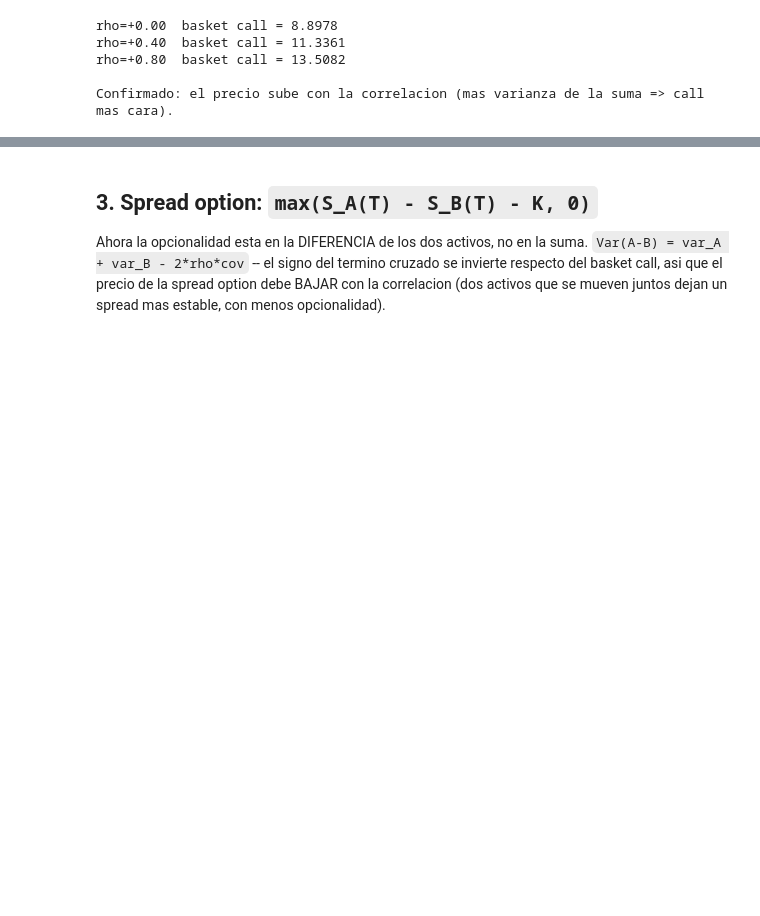
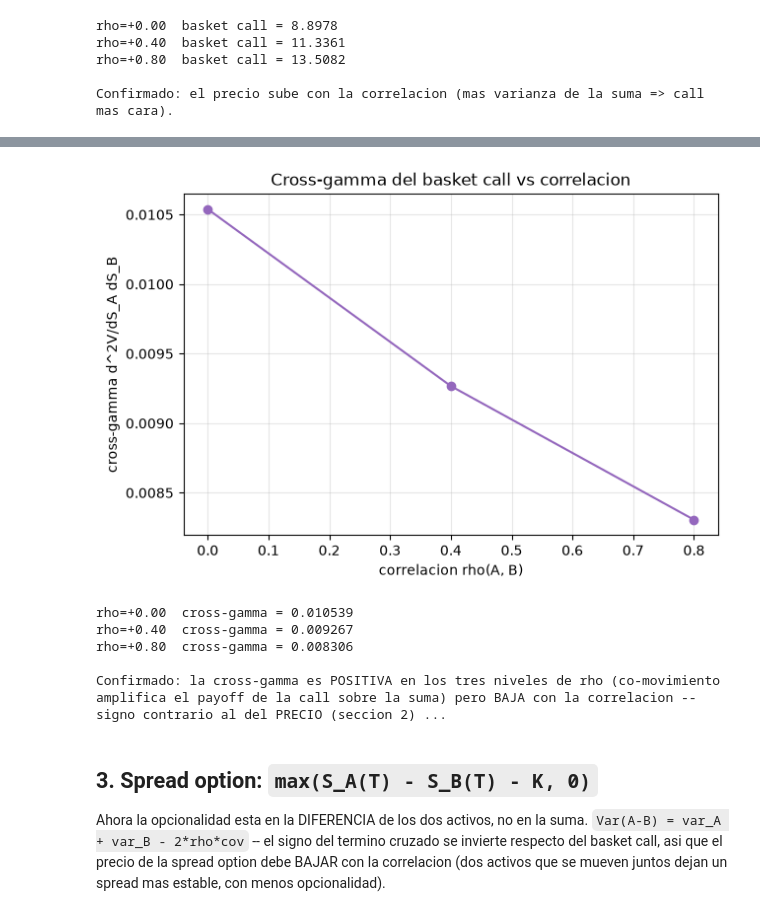
Before and after one commit to makiolo/engine_quant, a Jupyter notebook: clients/python/notebooks/08_multi_asset_options.ipynb, the cells around one changed output, grey strips where cells are left out. Cells and saved outputs as stored; diff of their text form; code cells hidden in the pictures; blank space fills up the shorter version.

```diff
--- a/clients/python/notebooks/08_multi_asset_options.ipynb
+++ b/clients/python/notebooks/08_multi_asset_options.ipynb
@@ -140,3 +244,59 @@ Confirmado: el precio sube con la correlacion (mas varianza de la suma => call m
+# %%
+# Cross-gamma real entre A y B (d^2V/dS_A dS_B) del basket call, para los mismos niveles de
+# correlacion CORRELATIONS ya usados en la seccion 2.
+#
+# Signo: para una call sobre la SUMA, d^2V/dS_A dS_B > 0 -- un movimiento CONJUNTO al alza de A y
+# B empuja la suma mas hacia el interior de la region in-the-money mas que cualquiera de los dos
+# activos por separado (misma intuicion de "co-movimiento" que ya justifico que el PRECIO suba
+# con la correlacion en la seccion 2).
+#
+# Magnitud vs correlacion: aqui la intuicion NO es "sube igual que el precio" -- correlacion mas
+# alta sube la VOLATILIDAD EFECTIVA de la suma S_A+S_B (Var(A+B) = var_A + var_B + 2*rho*cov), y
+# tanto la gamma como la cross-gamma de una opcion se comportan como la gamma de Black-Scholes
+# frente a la volatilidad: a mas volatilidad, el "kink" del payoff en el strike se reparte sobre
+# una region mas ancha de resultados posibles, así que la curvatura CONCENTRADA en un punto BAJA
+# -- exactamente lo opuesto de lo que le pasa al precio (que es monotono en varianza, sin kink).
+# Verificado empiricamente abajo: cross-gamma positiva en los tres niveles de rho, pero
+# decreciente -- ver PLAN_IMPROVE_NOTEBOOK2.md Fase 4 para esta misma nota.
+cross_gamma_values = []
+for rho in CORRELATIONS:
+    model_rho = basket_model(rho)
+    spec = greeks.cross_gamma("PayoffPriceQ", "spot_0", "spot_1").to_spec()
+    result = eng.price(product_basket, [spec], model_rho, market, pricing, execution)["Greek"]
+    cross_gamma_values.append(result.scalar)
+
+fig, ax = plt.subplots(figsize=(7, 4.5))
+ax.plot(CORRELATIONS, cross_gamma_values, "o-", color="tab:purple")
+ax.set_xlabel("correlacion rho(A, B)")
+ax.set_ylabel("cross-gamma d^2V/dS_A dS_B")
+ax.set_title("Cross-gamma del basket call vs correlacion")
+ax.grid(alpha=0.3)
+plt.show()
+
+for rho, cg in zip(CORRELATIONS, cross_gamma_values):
+    print(f"rho={rho:+.2f}  cross-gamma = {cg:.6f}")
+
+assert all(cg > 0.0 for cg in cross_gamma_values), "la cross-gamma de un basket call debe ser positiva (co-movimiento amplifica el payoff)"
+assert cross_gamma_values == sorted(cross_gamma_values, reverse=True), (
+    "la cross-gamma deberia BAJAR con la correlacion -- mas rho => mas volatilidad efectiva de la "
+    "suma => el kink del payoff se reparte sobre una region mas ancha (misma logica que la gamma "
+    "de Black-Scholes decreciendo con la volatilidad)"
+)
+print(
+    "\nConfirmado: la cross-gamma es POSITIVA en los tres niveles de rho (co-movimiento amplifica "
+    "el payoff de la call sobre la suma) pero BAJA con la correlacion -- signo contrario al del "
+    "PRECIO (seccion 2), que sube monotono con rho. No es una contradiccion: el precio es "
+    "monotono en varianza (sin kink), mientras que la cross-gamma mide la curvatura CONCENTRADA "
+    "cerca del strike, que se diluye cuanta mas volatilidad efectiva tiene la suma -- exactamente "
+    "la misma logica que la gamma de Black-Scholes de una vainilla, que decrece con la volatilidad."
+)
+# %% [output]
+[figure, added]
+rho=+0.00  cross-gamma = 0.010539
+rho=+0.40  cross-gamma = 0.009267
+rho=+0.80  cross-gamma = 0.008306
+
+Confirmado: la cross-gamma es POSITIVA en los tres niveles de rho (co-movimiento amplifica el payoff de la call sobre la suma) pero BAJA con la correlacion -- signo contrario al del PRECIO (seccion 2) ...
 # %% [markdown]
 ## 3. Spread option: `max(S_A(T) - S_B(T) - K, 0)`
 
```
Also changed, not shown: parts of 5 cells of this notebook, 14 other files.
